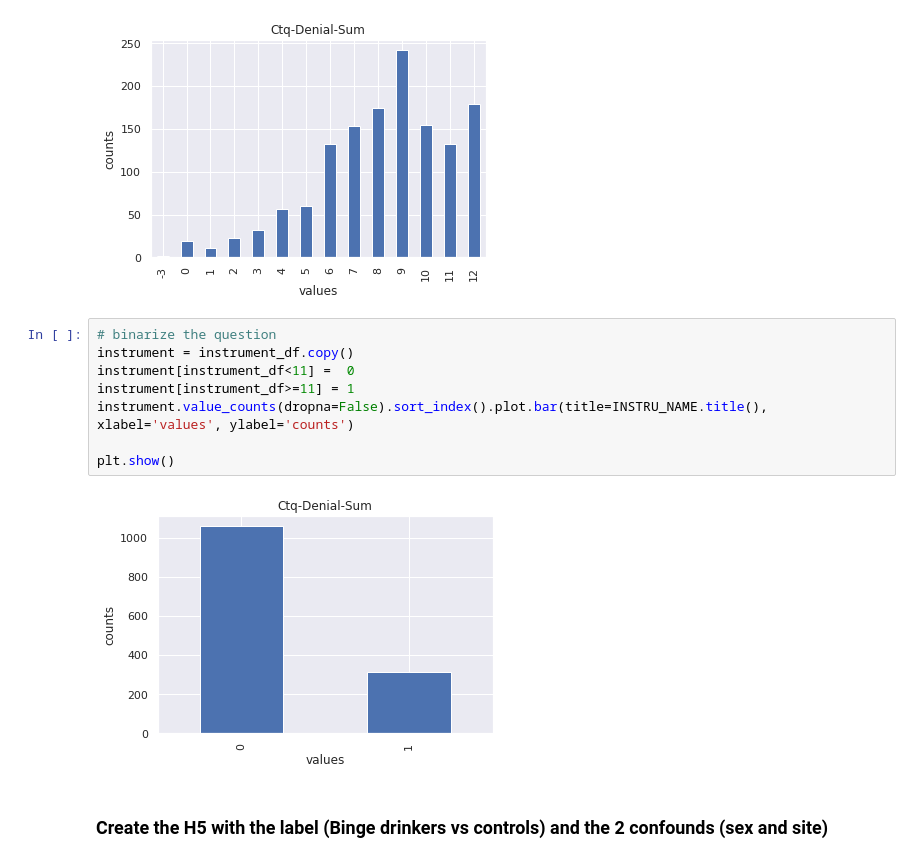
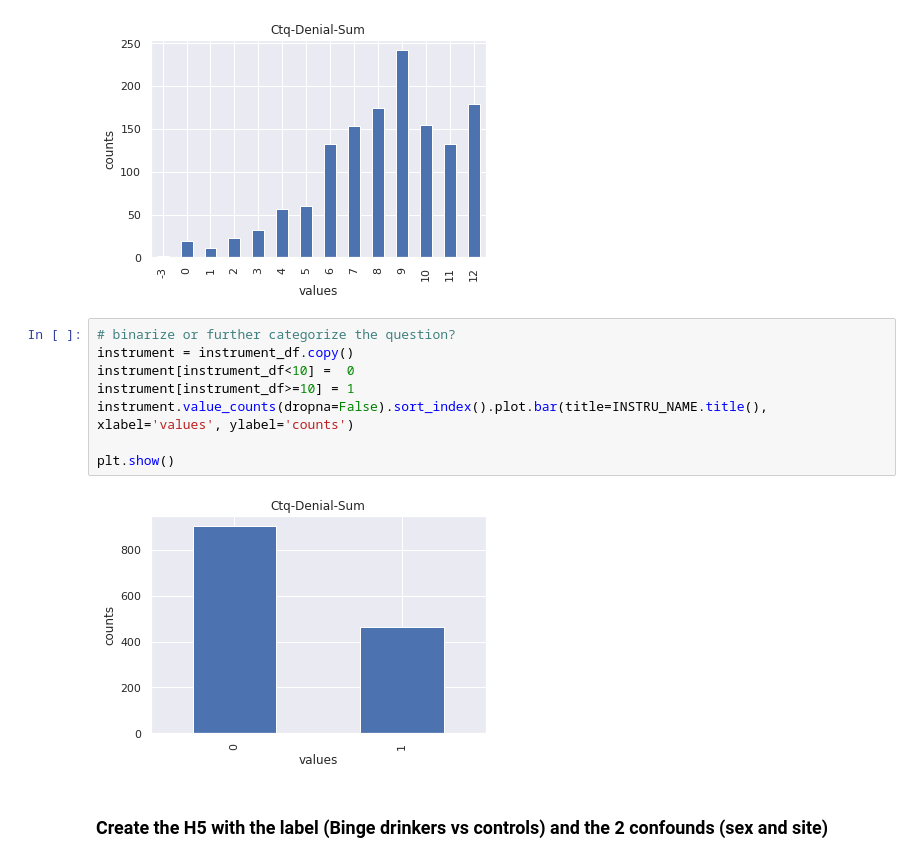
Before and after one commit to RoshanRane/ML_for_IMAGEN, a Jupyter notebook: posthoc_analysis/demo-for-Milena.ipynb, the cells around one changed output. Drawn from its saved outputs; the diff is of its cells as text.

```diff
--- a/posthoc_analysis/demo-for-Milena.ipynb
+++ b/posthoc_analysis/demo-for-Milena.ipynb
@@ -56,15 +56,15 @@ plt.show()
 Variable controlling for:: Ctq-Denial-Sum
 [figure]
 # %%
-# binarize the question
+# binarize or further categorize the question?
 instrument = instrument_df.copy()
-instrument[instrument_df<11] =  0
-instrument[instrument_df>=11] = 1
+instrument[instrument_df<10] =  0
+instrument[instrument_df>=10] = 1
 instrument.value_counts(dropna=False).sort_index().plot.bar(title=INSTRU_NAME.title(), xlabel='values', ylabel='counts')
 
 plt.show()
 # %% [output]
-[figure, old version]
+[figure, new version]
 # %% [markdown]
 ### Create the H5 with the label (Binge drinkers vs controls) and the 2 confounds (sex and site)
 # %%
```
Also changed, not shown: parts of 6 cells of this notebook, 5 other files.
